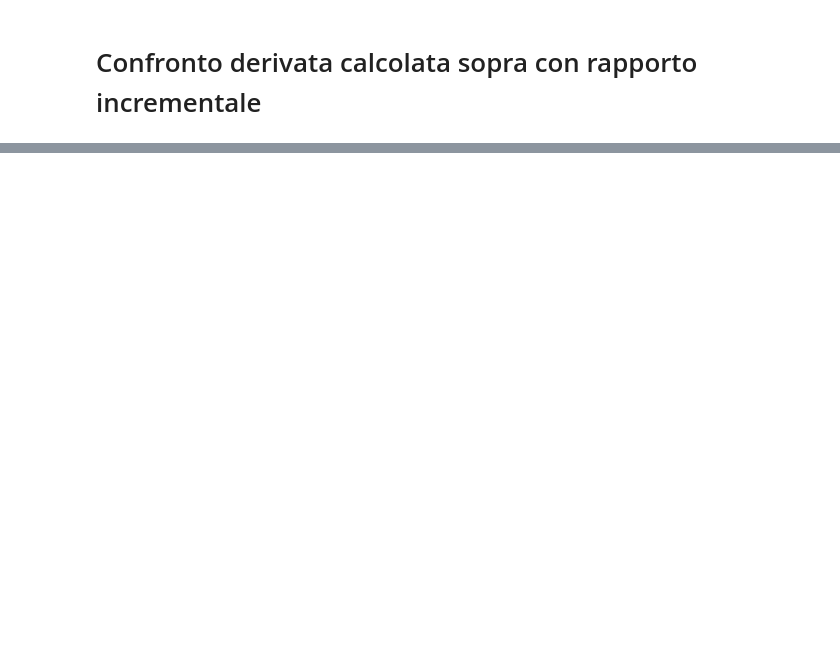
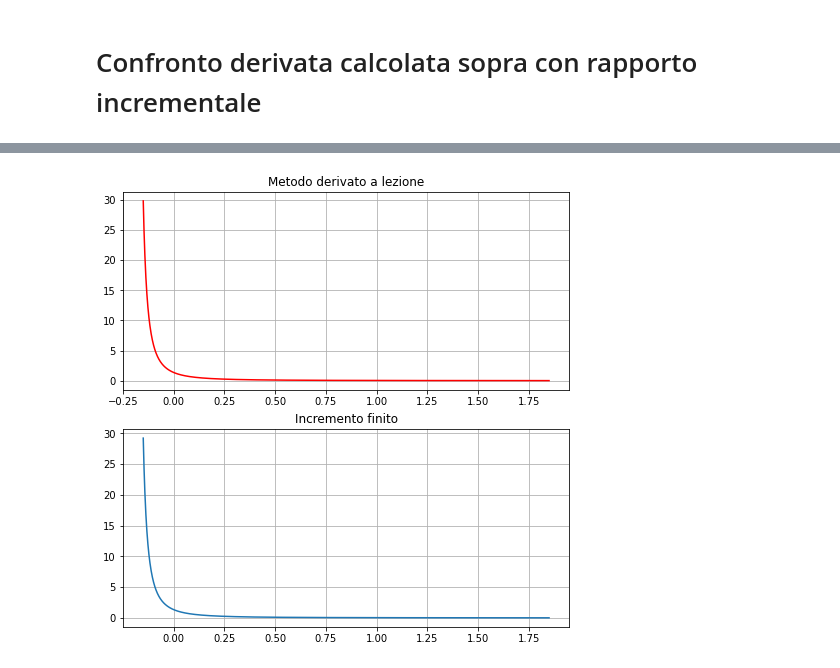
Before and after one commit to ManneredPizza/University, a Jupyter notebook: mmma/lab5/Derivative of Poincaré Map.ipynb, the cells around one changed output, grey strips where cells are left out. Drawn from its saved outputs; the diff is of its cells as text; code cells hidden in the pictures; blank space fills up the shorter version.

```diff
--- a/mmma/lab5/Derivative of Poincaré Map.ipynb
+++ b/mmma/lab5/Derivative of Poincaré Map.ipynb
@@ -61,4 +67,4 @@ phi2pi_der = [item[-1]/item[0] for item in z]
 # Confronto derivata calcolata sopra con rapporto incrementale
 # %%
 #metodo 2
-phi2pi_der_ri = [(phi2pi[i+1]-phi2pi[i])/0.001 for i in range(999)]
+phi2pi_der_ri = [(phi2pi[i+1]-phi2pi[i])/0.001 for i in range(1999)]
@@ -72,0 +71,10 @@ plt.show()
+# %%
+fig, axs = plt.subplots(2, figsize=(8,8))
+axs[0].plot(x0,phi2pi_der, 'r')
+axs[0].title.set_text('Metodo derivato a lezione')
+axs[0].grid()
+axs[1].plot(x0[:1999],phi2pi_der_ri)
+axs[1].title.set_text('Incremento finito')
+axs[1].grid()
+# %% [output]
+[figure, added]
```
Also changed, not shown: parts of 11 cells of this notebook, 3 other files.
